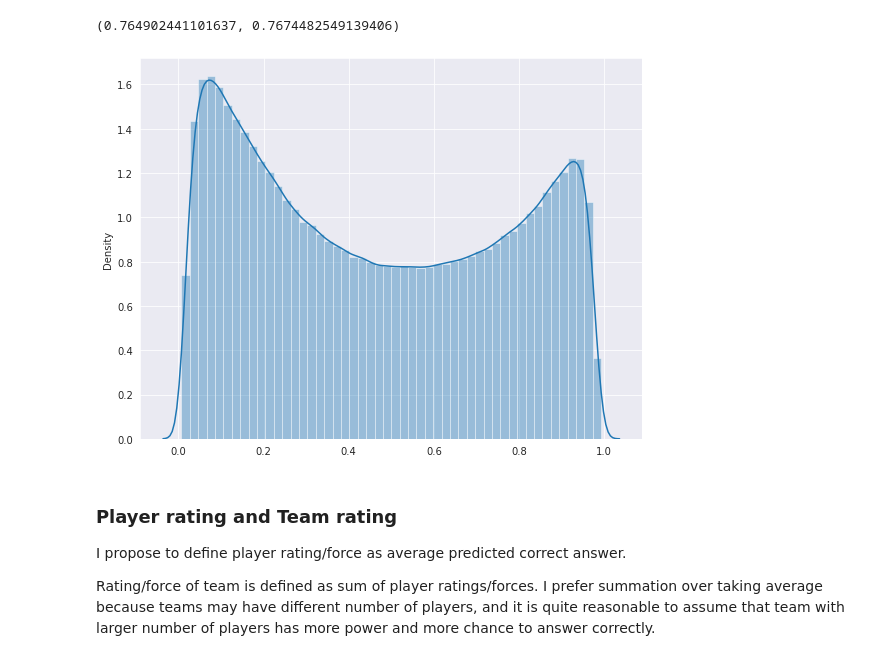
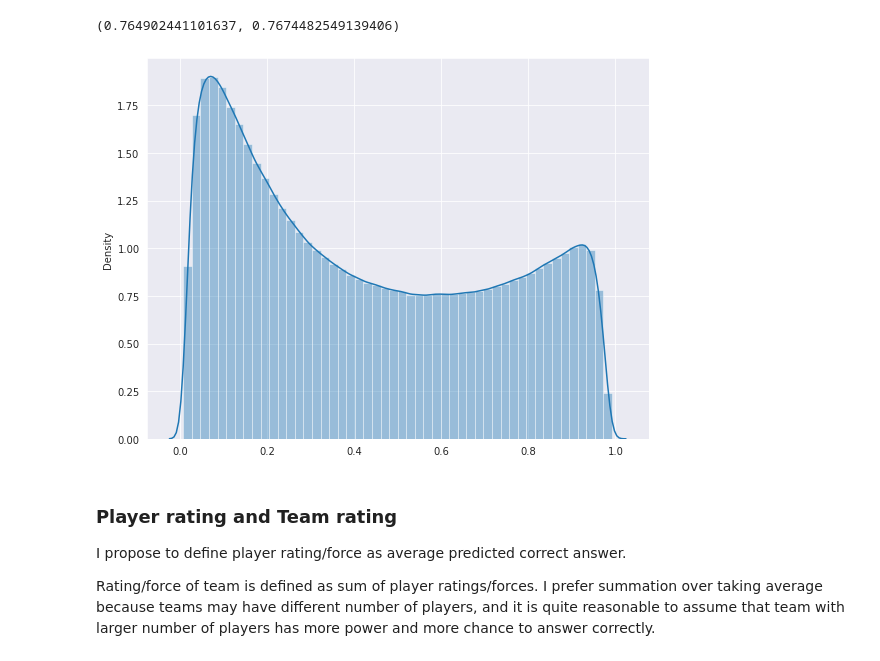
Before and after one commit to oortur/MADE, a Jupyter notebook: advancedml/HW_2_EM_algorithm_for_rating_system.ipynb, the cells around one changed output. Saved outputs shown, nothing was run; the diff lists cells and outputs as text; code cells hidden in the pictures.

```diff
--- a/advancedml/HW_2_EM_algorithm_for_rating_system.ipynb
+++ b/advancedml/HW_2_EM_algorithm_for_rating_system.ipynb
@@ -27,7 +27,7 @@ Mounted at /content/drive/
 # %%
 %%time
 import os
-path = os.getcwd() + '/drive/MyDrive/Colab Notebooks/'
+path = os.getcwd() + '/drive/MyDrive/colab/'
 
 data_results = pd.read_pickle(path + 'results.pkl')
 data_players = pd.read_pickle(path + 'players.pkl')
@@ -219,12 +219,12 @@ model.score(X_train, y_train), model.score(X_test, y_test)
 # %% [output]
 (0.764902441101637, 0.7674482549139406)
 # %%
-logreg_test_pred = model.predict_proba(X_test)[:, 1]
+logreg_test_pred = model.predict_proba(X_train)[:, 1]
 
 plt.figure(figsize=(9, 7))
 sns.distplot(logreg_test_pred);
 # %% [output]
-[figure, old version]
+[figure, new version]
 # %% [markdown]
 ### Player rating and Team rating
 
```
Also changed, not shown: parts of 19 cells of this notebook, 1 other file.
